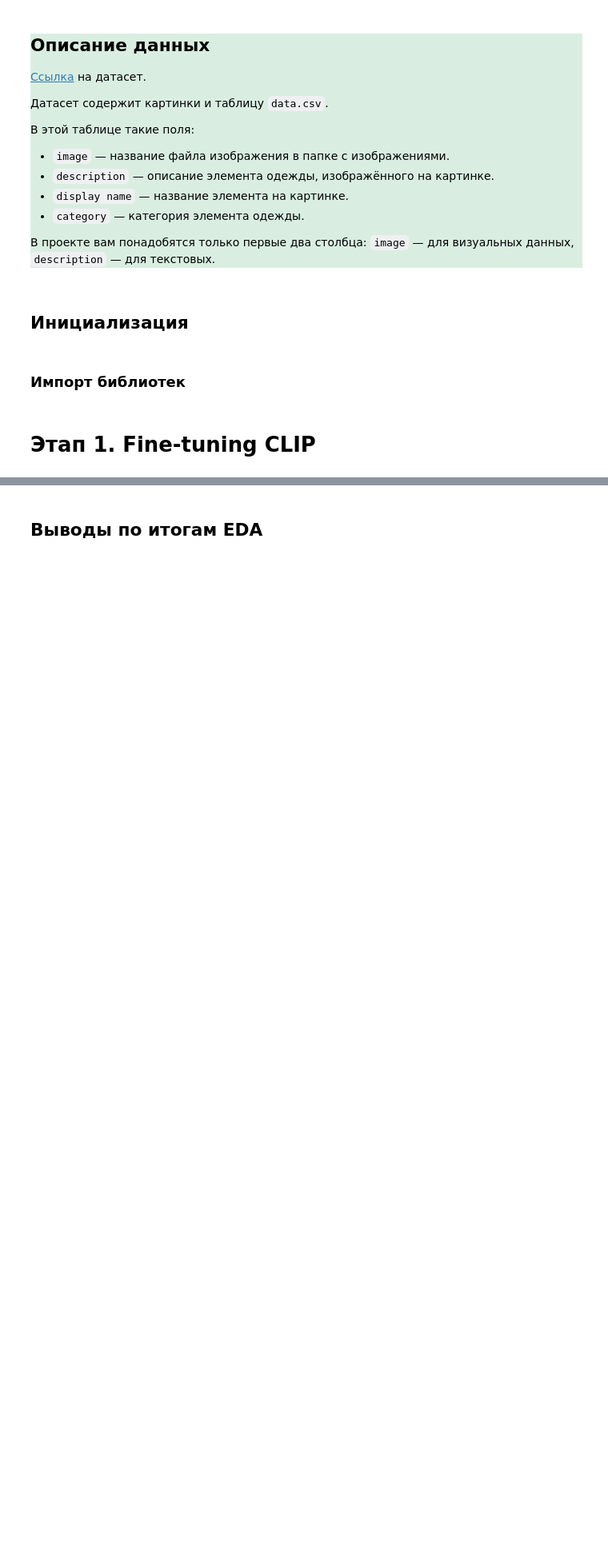
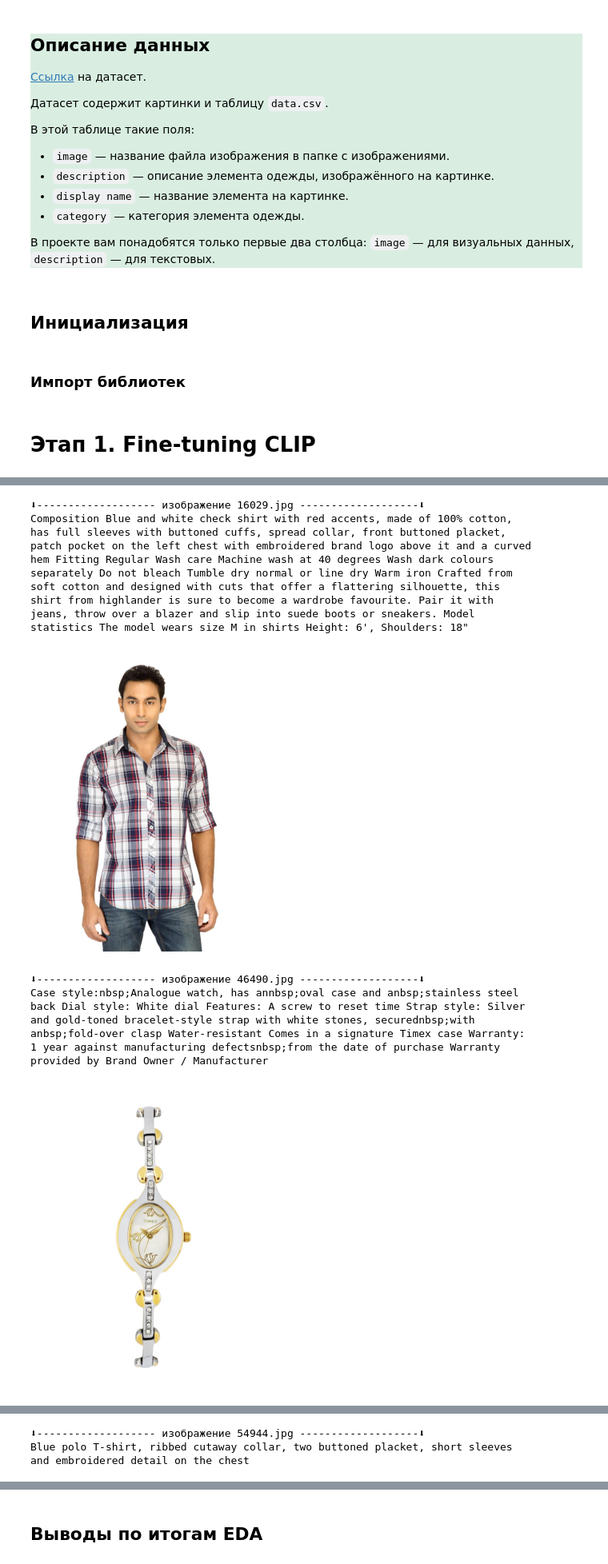
Before and after one commit to evgeny-ydsc/DLE-NLP, a Jupyter notebook: 3.4 CLIP SFT/Product-search-by-CLIP-SFT.ipynb, the cells around one changed output, grey strips where cells are left out. Shown at 80% size. Saved outputs shown, nothing was run; the diff lists cells and outputs as text; code cells hidden in the pictures; blank space fills up the shorter version.

```diff
--- a/3.4 CLIP SFT/Product-search-by-CLIP-SFT.ipynb
+++ b/3.4 CLIP SFT/Product-search-by-CLIP-SFT.ipynb
@@ -43,0 +237,22 @@ DEBUG_MAX_ELEMENTS = 10
+# %%
+show_images (df.sample(10, random_state=RANDON_STATE))
+# %% [output]
+⬇------------------- изображение 16029.jpg -------------------⬇
+Composition Blue and white check shirt with red accents, made of 100% cotton,
+has full sleeves with buttoned cuffs, spread collar, front buttoned placket,
+patch pocket on the left chest with embroidered brand logo above it and a curved
+hem Fitting Regular Wash care Machine wash at 40 degrees Wash dark colours
+separately Do not bleach Tumble dry normal or line dry Warm iron Crafted from
+soft cotton and designed with cuts that offer a flattering silhouette, this
+shirt from highlander is sure to become a wardrobe favourite. Pair it with
+jeans, throw over a blazer and slip into suede boots or sneakers. Model
+statistics The model wears size M in shirts Height: 6', Shoulders: 18"
+[figure, added]
+⬇------------------- изображение 46490.jpg -------------------⬇
+Case style:nbsp;Analogue watch, has annbsp;oval case and anbsp;stainless steel
+back Dial style: White dial Features: A screw to reset time Strap style: Silver
+and gold-toned bracelet-style strap with white stones, securednbsp;with
+anbsp;fold-over clasp Water-resistant Comes in a signature Timex case Warranty:
+1 year against manufacturing defectsnbsp;from the date of purchase Warranty
+provided by Brand Owner / Manufacturer
+[figure, added]
@@ -43,0 +274,3 @@ DEBUG_MAX_ELEMENTS = 10
+⬇------------------- изображение 54944.jpg -------------------⬇
+Blue polo T-shirt, ribbed cutaway collar, two buttoned placket, short sleeves
+and embroidered detail on the chest
```
Also changed, not shown: parts of 39 cells of this notebook.
